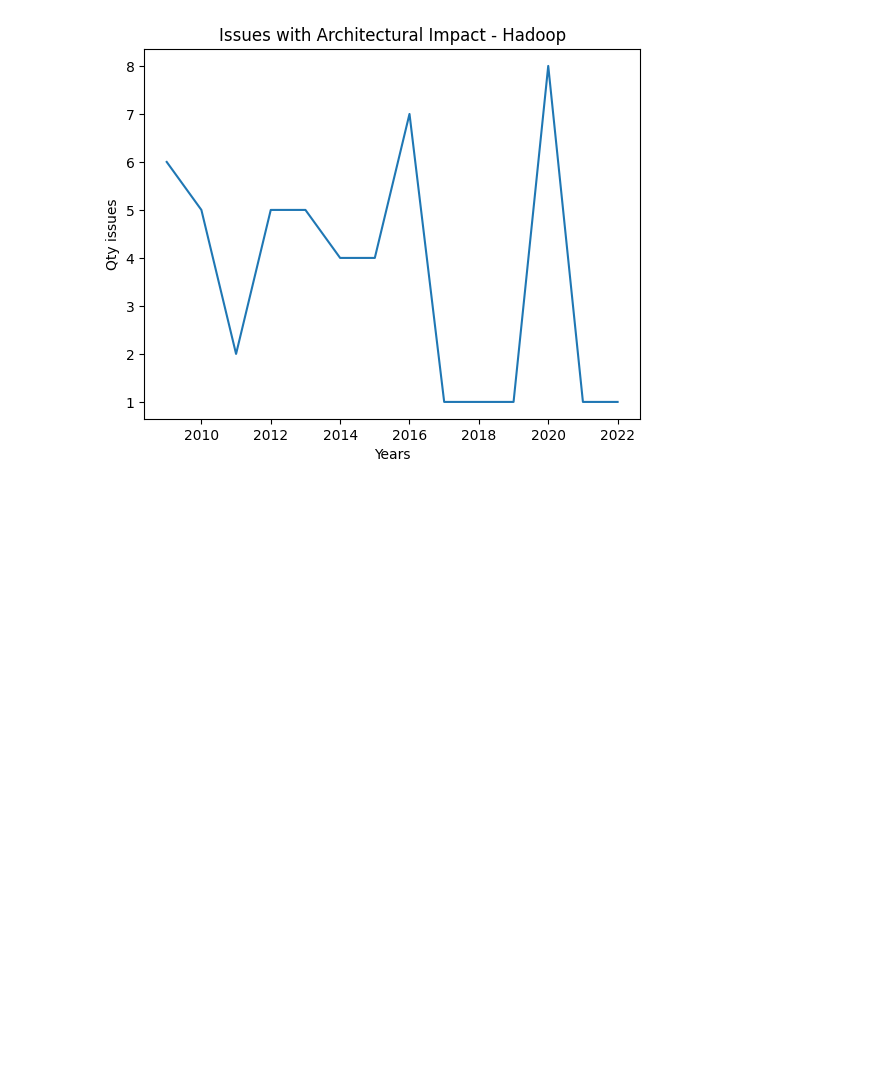
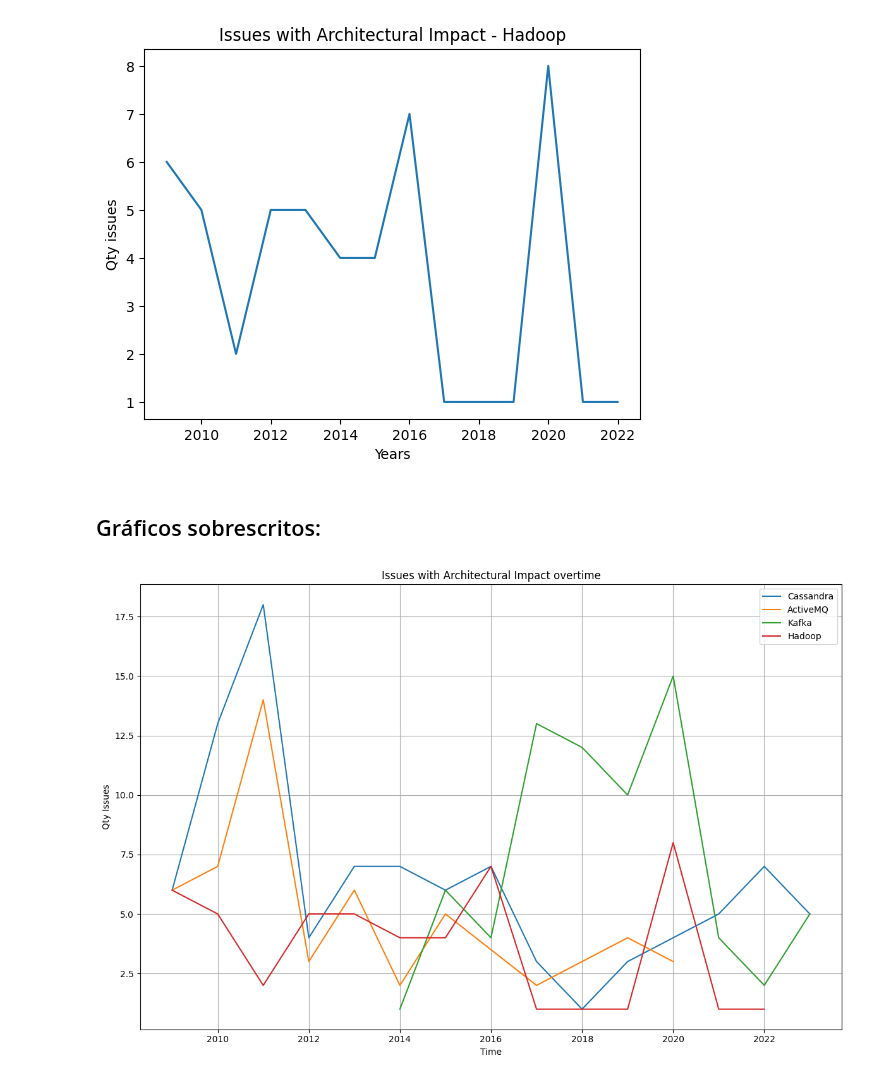
Before and after one commit to armandossrecife/my_validation, a Jupyter notebook: my_comparison.ipynb, the cells around one changed output. Cells and saved outputs as stored; diff of their text form; code cells hidden in the pictures; blank space fills up the shorter version.

```diff
--- a/my_comparison.ipynb
+++ b/my_comparison.ipynb
@@ -2247,3 +2247,34 @@ grafico_hadoop_issues.configura_titulo_e_rotulos(titulo='Issues with Architectur
 grafico_hadoop_issues.exibir_gráfico()
 # %% [output]
 [figure]
+# %% [markdown]
+## Gráficos sobrescritos:
+# %%
+fig, ax = plt.subplots(figsize=(12, 8))  # Adjust figsize as needed
+
+# Assuming you have data in lists:
+x1 = anos
+y1 = qtd_issues
+x2 = anos_am
+y2 = qtd_issues_am
+x3 = anos_k
+y3 = qtd_issues_k
+x4 = anos_h
+y4 = qtd_issues_h
+# ... and so on for other time series
+
+ax.plot(x1, y1, label='Cassandra')
+ax.plot(x2, y2, label='ActiveMQ')
+ax.plot(x3, y3, label='Kafka')
+ax.plot(x4, y4, label='Hadoop')
+
+ax.set_xlabel('Time')  # Set x-axis label
+ax.set_ylabel('Qty Issues')  # Set y-axis label
+ax.set_title('Issues with Architectural Impact overtime')  # Add a title
+ax.legend()  # Show the legend
+plt.grid(True)  # Add grid lines
+plt.tight_layout()  # Adjust spacing
+
+plt.show()  # Display the plot
+# %% [output]
+[figure, added]
```
Also changed, not shown: parts of 1 cell of this notebook.
